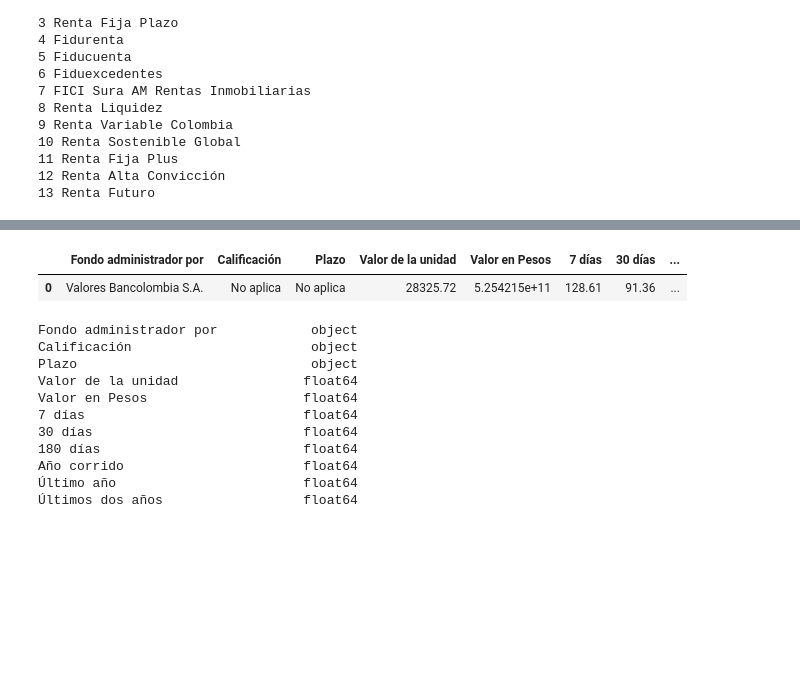
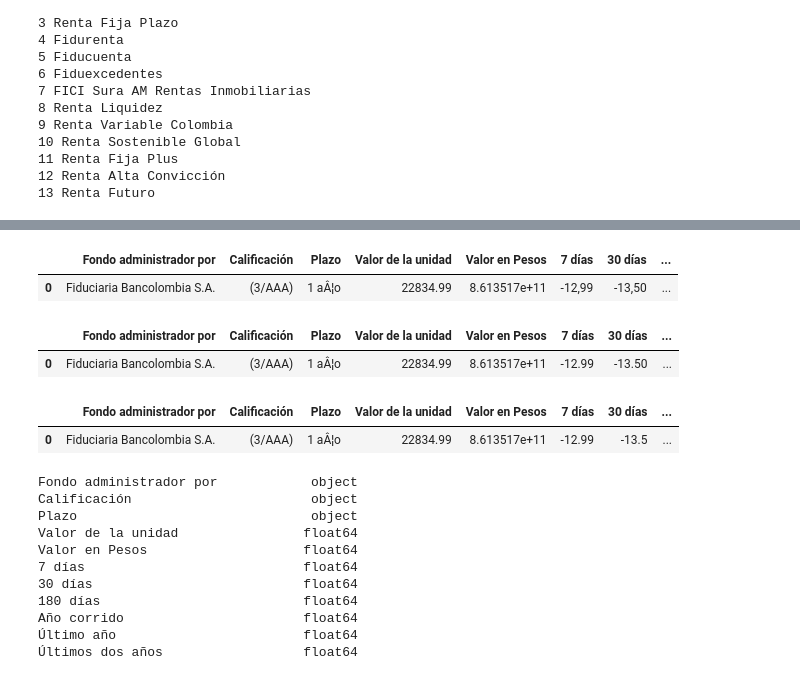
Before and after one commit to Haroldg94/Investment_funds_web_scraping, a Jupyter notebook: Bancolombia_Investment_Web_Scraping.ipynb, the cells around one changed output, grey strips where cells are left out. Drawn from its saved outputs; the diff is of its cells as text; code cells hidden in the pictures; blank space fills up the shorter version.

```diff
--- a/Bancolombia_Investment_Web_Scraping.ipynb
+++ b/Bancolombia_Investment_Web_Scraping.ipynb
@@ -55,7 +56,7 @@ options_dict = {}
 # Iterate through all option tags and get inside text
 for i,option in enumerate(options):
     # Using a regular expression to extract the value of the option
-    option_value = re.findall('\"([0-9]{1,2})',str(options[i]))[0]
+    option_value = re.findall('\"([0-9]{1,2})',str(option))[0]
     option_text = option.text
     options_dict[option_value] = option_text
     print(option_value,option_text)
@@ -274,7 +85,7 @@ historical_df.to_excel('investment_funds.xlsx',index = False)
 # %%
 element_dropdown = browser.find_element_by_name('nmSelectFondo')
 select = Select(element_dropdown)
-fund_to_select = '10'
+fund_to_select = '0'
 
 html = selecting_fund(select, fund_to_select)
 
@@ -452,6 +247,5 @@ fund_info_dict
 # %%
-current_fund_info = pd.DataFrame(data = fund_info_dict)
-current_fund_info['Valor en Pesos'] = current_fund_info['Valor en Pesos'].str.replace(',','')
+current_fund_info['Valor en Pesos'] = current_fund_info['Valor en Pesos'].str.replace(',','').astype('float')
 current_fund_info
 # %% [output]
 |  | Fondo administrador por | Calificación | Plazo | Valor de la unidad | Valor en Pesos | 7 días | 30 días | ... |
@@ -458,0 +253,14 @@ current_fund_info
+# %%
+if current_fund_info['Fondo administrador por'].str.contains('Fiduciaria').any():
+    str_columns = ['7 días','30 días','180 días','Año corrido',
+                   'Último año','Últimos dos años','Últimos tres años']
+    current_fund_info['Valor de la unidad'] = current_fund_info['Valor de la unidad'].astype('float')*1000
+    current_fund_info[str_columns] = current_fund_info[str_columns].apply(lambda x: x.str.replace('.',''), axis = 0)
+else:
+    str_columns = ['Valor de la unidad','7 días','30 días','180 días','Año corrido',
+                   'Último año','Últimos dos años','Últimos tres años']
+# %%
+current_fund_info
+# %% [output]
+|  | Fondo administrador por | Calificación | Plazo | Valor de la unidad | Valor en Pesos | 7 días | 30 días | ... |
+| 0 | Fiduciaria Bancolombia S.A. | (3/AAA) | 1 aÂ¦o | 22834.99 | 8.613517e+11 | -12,99 | -13,50 | ... |
@@ -458,0 +269,5 @@ current_fund_info
+# %%
+current_fund_info
+# %% [output]
+|  | Fondo administrador por | Calificación | Plazo | Valor de la unidad | Valor en Pesos | 7 días | 30 días | ... |
+| 0 | Fiduciaria Bancolombia S.A. | (3/AAA) | 1 aÂ¦o | 22834.99 | 8.613517e+11 | -12.99 | -13.50 | ... |
@@ -459,19 +278,19 @@ current_fund_info
 # %%
-current_fund_info = current_fund_info.astype({'Valor de la unidad':'float64',
-                          'Valor en Pesos':'float64',
-                          '7 días':'float64',
-                          '30 días':'float64',
-                          '180 días':'float64',
-                          'Año corrido':'float64',
-                          'Último año':'float64',
-                          'Últimos dos años':'float64',
-                          'Últimos tres años':'float64',
-                         })
+#current_fund_info = current_fund_info.astype({'Valor de la unidad':'float64',
+#                          'Valor en Pesos':'float64',
+#                          '7 días':'float64',
+#                          '30 días':'float64',
+#                          '180 días':'float64',
+#                          'Año corrido':'float64',
+#                          'Último año':'float64',
+#                          'Últimos dos años':'float64',
+#                          'Últimos tres años':'float64',
+#                         })
 current_fund_info['Fecha de Cierre'] = pd.to_datetime(current_fund_info['Fecha de Cierre'], format = '%Y/%m/%d')
 current_fund_info
 # %% [output]
 |  | Fondo administrador por | Calificación | Plazo | Valor de la unidad | Valor en Pesos | 7 días | 30 días | ... |
-| 0 | Valores Bancolombia S.A. | No aplica | No aplica | 28325.72 | 5.254215e+11 | 128.61 | 91.36 | ... |
+| 0 | Fiduciaria Bancolombia S.A. | (3/AAA) | 1 aÂ¦o | 22834.99 | 8.613517e+11 | -12.99 | -13.5 | ... |
 # %%
 current_fund_info.dtypes
 # %% [output]
```
Also changed, not shown: parts of 23 cells of this notebook, 1 other file.
